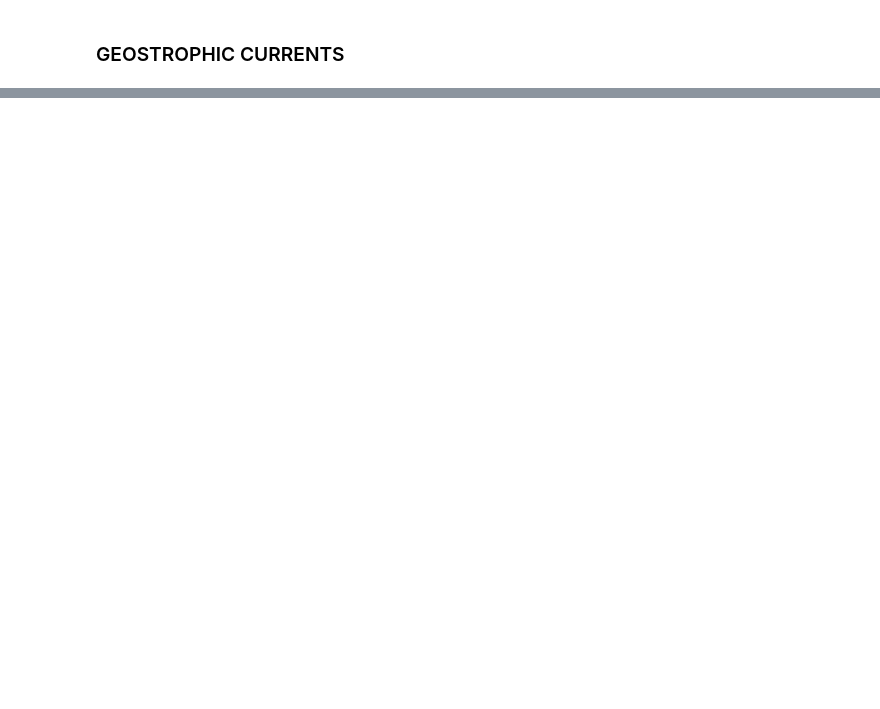
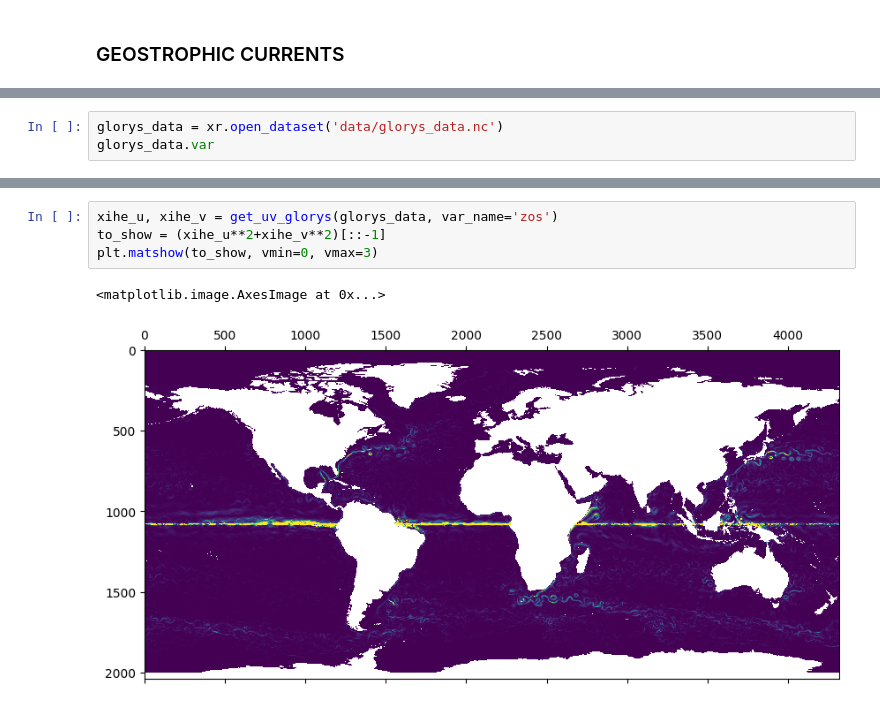
Before and after one commit to pierreHaslee/ssh-tracer-correlation, a Jupyter notebook: ssh_to_flte.ipynb, the cells around one changed output, grey strips where cells are left out. Saved outputs shown, nothing was run; the diff lists cells and outputs as text; blank space fills up the shorter version.

```diff
--- a/ssh_to_flte.ipynb
+++ b/ssh_to_flte.ipynb
@@ -166,0 +25,3 @@ Dimensions without coordinates: lon
+# %%
+glorys_data = xr.open_dataset('data/glorys_data.nc')
+glorys_data.var
@@ -166,0 +75,7 @@ Dimensions without coordinates: lon
+# %%
+xihe_u, xihe_v = get_uv_glorys(glorys_data, var_name='zos')
+to_show = (xihe_u**2+xihe_v**2)[::-1]
+plt.matshow(to_show, vmin=0, vmax=3)
+# %% [output]
+<matplotlib.image.AxesImage at 0x...>
+[figure, added]
```
Also changed, not shown: parts of 19 cells of this notebook, 1 other file.
